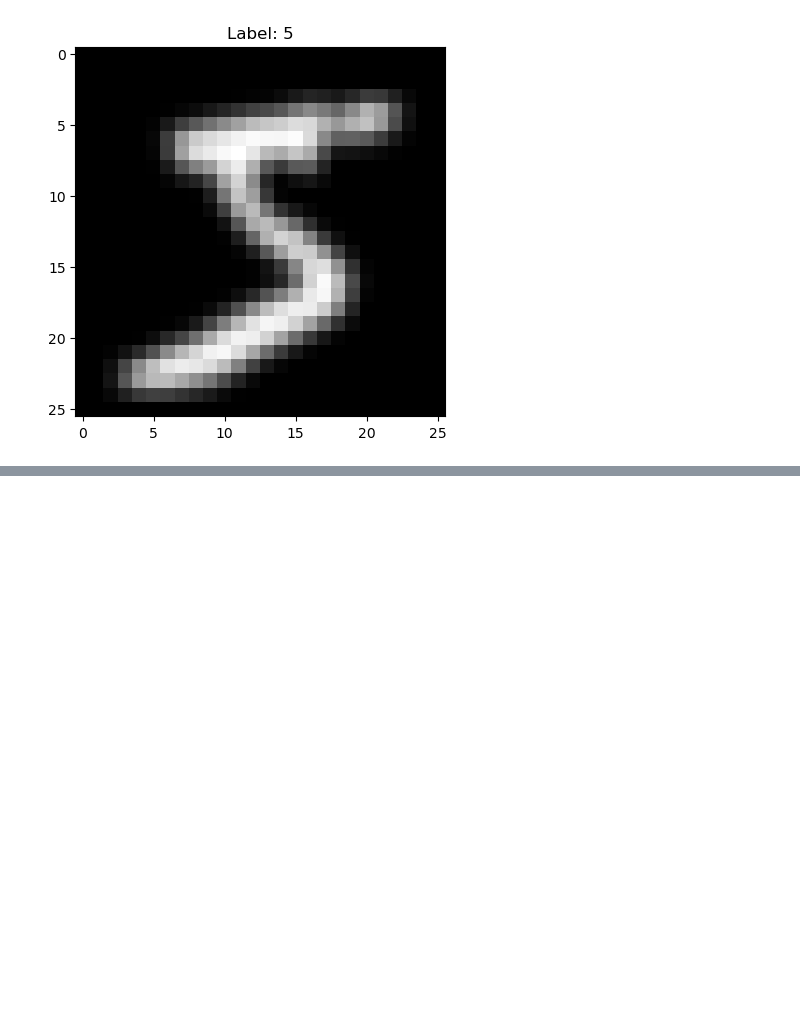
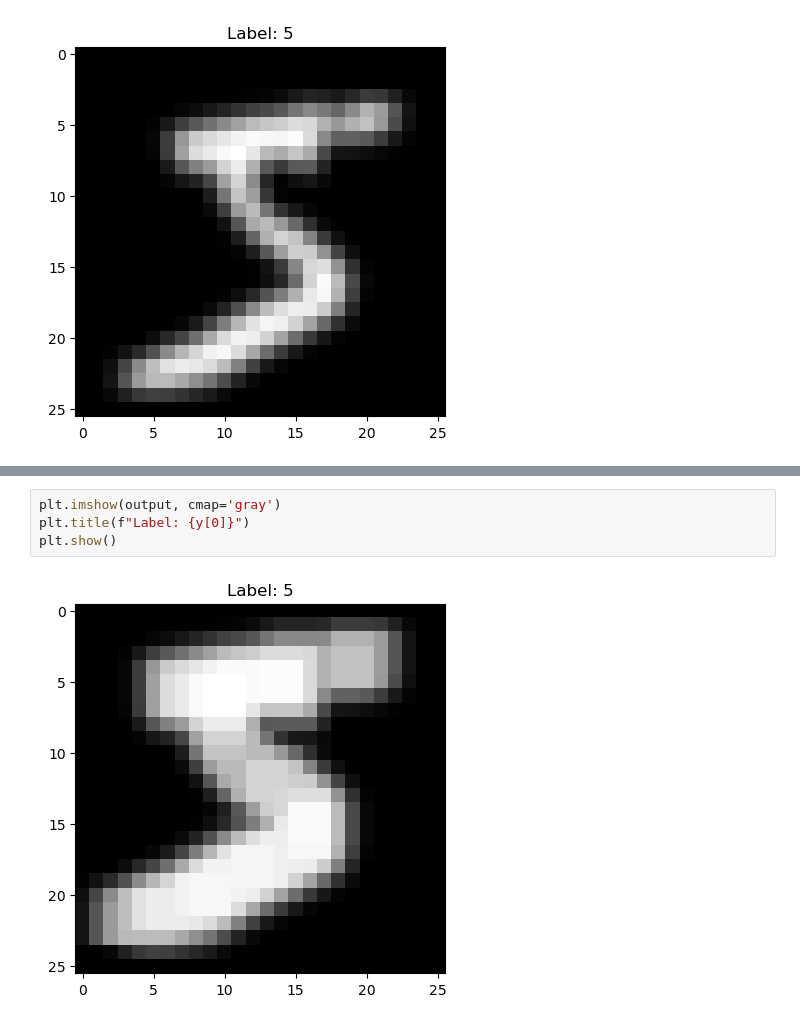
Before and after one commit to abdxu9/lenet_5, a Jupyter notebook: notebook/convolution.ipynb, the cells around one changed output, grey strips where cells are left out. Cells and saved outputs as stored; diff of their text form; blank space fills up the shorter version.

```diff
--- a/notebook/convolution.ipynb
+++ b/notebook/convolution.ipynb
@@ -175,0 +254,6 @@ plt.show()
+# %%
+plt.imshow(output, cmap='gray')
+plt.title(f"Label: {y[0]}")
+plt.show()
+# %% [output]
+[figure, added]
```
Also changed, not shown: parts of 9 cells of this notebook.
